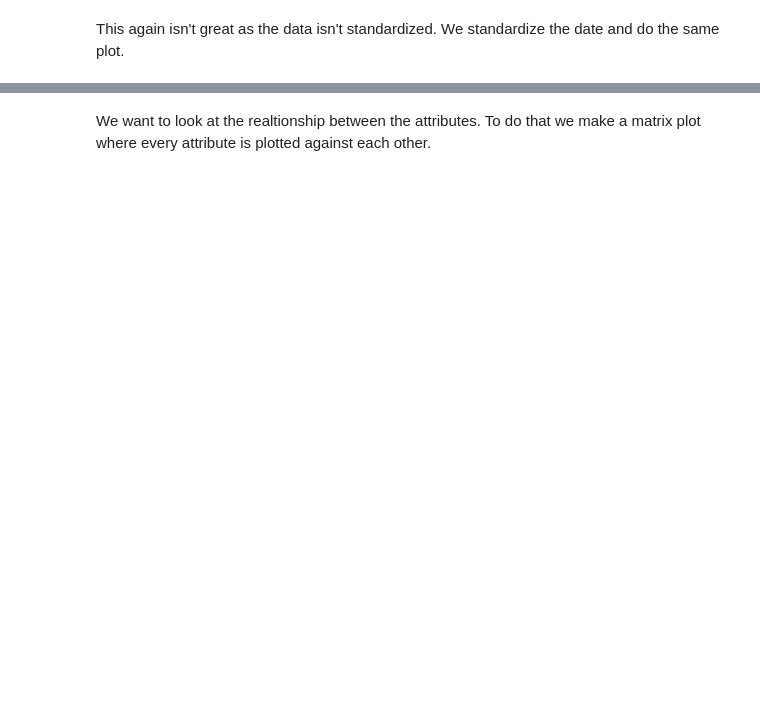
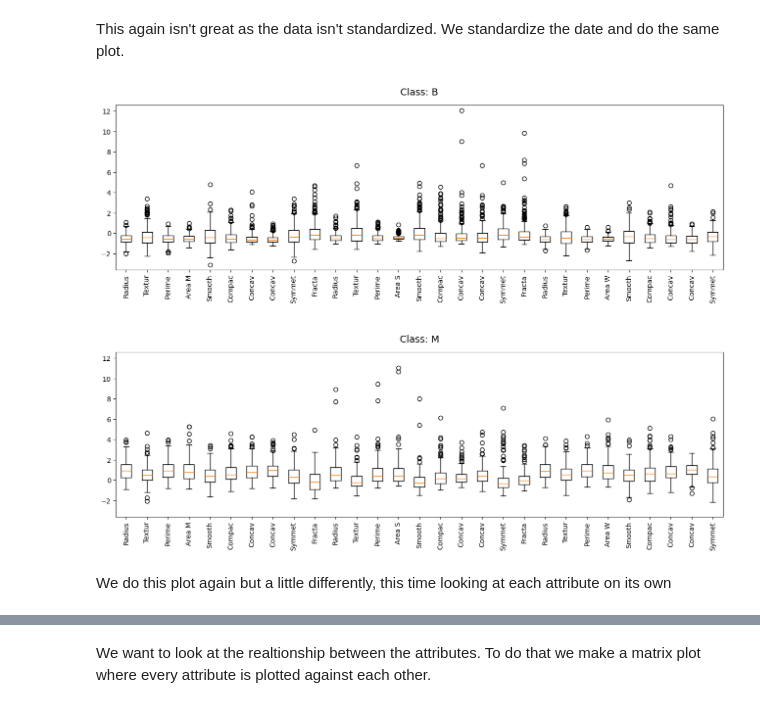
Before and after one commit to cdcolberg/02450_Group101, a Jupyter notebook: main.ipynb, the cells around one changed output, grey strips where cells are left out. Drawn from its saved outputs; the diff is of its cells as text; code cells hidden in the pictures; blank space fills up the shorter version.

```diff
--- a/main.ipynb
+++ b/main.ipynb
@@ -31,10 +31,12 @@ X = data_values[:, cols]
 attributeNames = np.asarray(data.columns[cols])
 
 #Finding and determining the unique class names in the target data
-classNames = np.unique(target)
+# Finding and determining the unique class names in the target data
+classNames, classCounts = np.unique(target, return_counts=True)
 
 #Assigning each class with a number by making a Python dictionary
 classDict = dict(zip(classNames, range(len(classNames))))
+
 
 #Making class index vector y: #Not used in our case
 y = np.array([classDict[cl] for cl in target])
@@ -174,5 +216,38 @@ plt.show()
 # %% [markdown]
 This again isn't great as the data isn't standardized. We standardize the date and do the same plot.
+# %%
+
+# Standardize the data
+scaler = StandardScaler()
+X_standardized = scaler.fit_transform(X)
+
+# Determine dynamic y-axis limits
+y_min = np.min(X_standardized) - 0.5  # Add a margin below min value
+y_max = np.max(X_standardized) + 0.5  # Add a margin above max value
+
+# Increase figure size to prevent any cutting
+plt.figure(figsize=(16, 12))
+
+for c in range(C):
+    plt.subplot(C, 1, c + 1)
+    class_mask = y == c
+    plt.boxplot(X_standardized[class_mask, :], vert=True)
+    plt.title(f"Class: {classNames[c]}", fontsize=14, pad=15)  # Adjust title spacing
+
+    # Set x-axis labels
+    shortened_labels = [a[:6] for a in attributeNames]
+    plt.xticks(range(1, X.shape[1] + 1), shortened_labels, rotation=90, ha='center', fontsize=10)
+
+    # Set dynamic y-axis limits
+    plt.ylim(y_min, y_max)
+
+# Prevent clipping when saving the figure
+plt.subplots_adjust(bottom=0.2, hspace=0.5, top=0.9)
+plt.show()
+# %% [output]
+[figure, added]
+# %% [markdown]
+We do this plot again but a little differently, this time looking at each attribute on its own
 # %%
 #Stadardized class boxplot
 plt.figure(figsize=(15, 10))  # Adjust size
```
Also changed, not shown: parts of 18 cells of this notebook.
